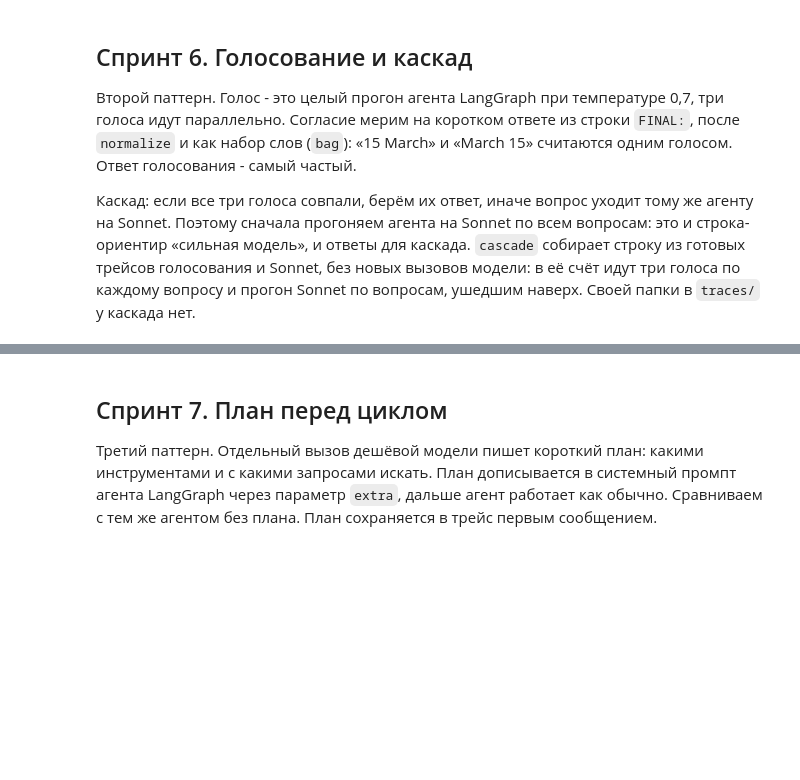
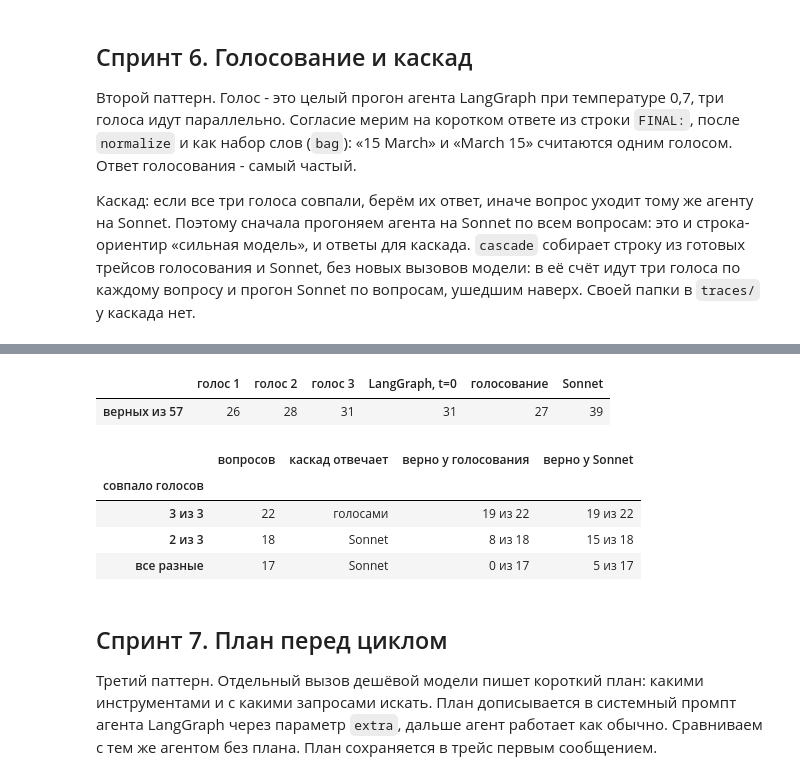
Before and after one commit to NorthMarshmallo/AI_Agent_events, a Jupyter notebook: notebooks/03_framework_patterns.ipynb, the cells around one changed output, grey strips where cells are left out. Saved outputs shown, nothing was run; the diff lists cells and outputs as text; code cells hidden in the pictures; blank space fills up the shorter version.

```diff
--- a/notebooks/03_framework_patterns.ipynb
+++ b/notebooks/03_framework_patterns.ipynb
@@ -816,3 +818,34 @@ report([key("s3-3-LangGraph + счётчик HTTP"), key("s3-6-голосова
+# %%
+AGREEMENT = {3: "3 из 3", 2: "2 из 3", 1: "все разные"}
+
+def vote_stats(variant, base="s3-3-LangGraph + счётчик HTTP", strong="s3-7-LangGraph Sonnet"):
+    rows = []
+    for t in tasks:
+        v = load_trace(variant, t["id"])
+        votes = [m["content"] for m in v["messages"]]
+        rows.append({"совпало голосов": max(Counter(bag(a) for a in votes).values()),
+                     **{f"голос {i}": is_correct(t, a) for i, a in enumerate(votes, 1)},
+                     "LangGraph, t=0": is_correct(t, load_trace(base, t["id"])["answer"]),
+                     "голосование": is_correct(t, v["answer"]),
+                     "Sonnet": is_correct(t, load_trace(strong, t["id"], STRONG)["answer"])})
+    df = pd.DataFrame(rows)
+    display(df.drop(columns="совпало голосов").sum().rename("верных из 57").to_frame().T)
+    groups = df.groupby("совпало голосов", sort=False)
+    by_agreement = pd.DataFrame({"вопросов": groups.size(),
+                                 "каскад отвечает": [("голосами" if k == 3 else "Sonnet") for k in groups.size().index],
+                                 "верно у голосования": groups["голосование"].sum().astype(str) + " из " + groups.size().astype(str),
+                                 "верно у Sonnet": groups["Sonnet"].sum().astype(str) + " из " + groups.size().astype(str)})
+    return by_agreement.sort_index(ascending=False).rename(index=AGREEMENT)
+
+vote_stats("s3-6-голосование 3")
+# %% [output]
+|  | голос 1 | голос 2 | голос 3 | LangGraph, t=0 | голосование | Sonnet |
+| верных из 57 | 26 | 28 | 31 | 31 | 27 | 39 |
+|  | вопросов | каскад отвечает | верно у голосования | верно у Sonnet |
+| совпало голосов |  |  |  |  |
+| 3 из 3 | 22 | голосами | 19 из 22 | 19 из 22 |
+| 2 из 3 | 18 | Sonnet | 8 из 18 | 15 из 18 |
+| все разные | 17 | Sonnet | 0 из 17 | 5 из 17 |
 # %% [markdown]
 ## Спринт 7. План перед циклом
 
```
Also changed, not shown: parts of 7 cells of this notebook, 1 other file.
